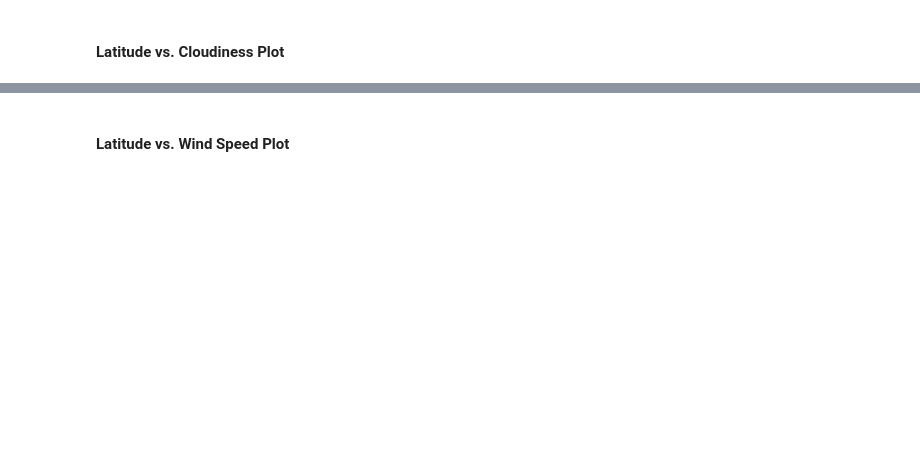
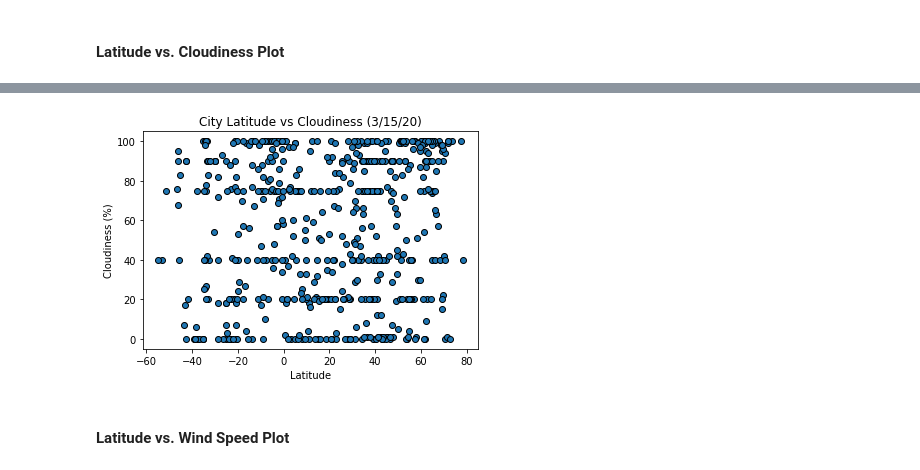
Before and after one commit to jeffersoncovey/python-api-challenge, a Jupyter notebook: WeatherPy/WeatherPy.ipynb, the cells around one changed output, grey strips where cells are left out. Cells and saved outputs as stored; diff of their text form; code cells hidden in the pictures; blank space fills up the shorter version.

```diff
--- a/WeatherPy/WeatherPy.ipynb
+++ b/WeatherPy/WeatherPy.ipynb
@@ -187,2 +173,10 @@ dtype: int64
+# %%
+plt.scatter(city_data["Lat"],city_data["Cloudiness"], edgecolors = "black")
+plt.title("City Latitude vs Cloudiness (3/15/20)")
+plt.ylabel("Cloudiness (%)")
+plt.xlabel("Latitude")
+plt.savefig('lat_vs_cloudiness.png')
+# %% [output]
+[figure, added]
 # %% [markdown]
 #### Latitude vs. Wind Speed Plot
```
Also changed, not shown: parts of 35 cells of this notebook.
